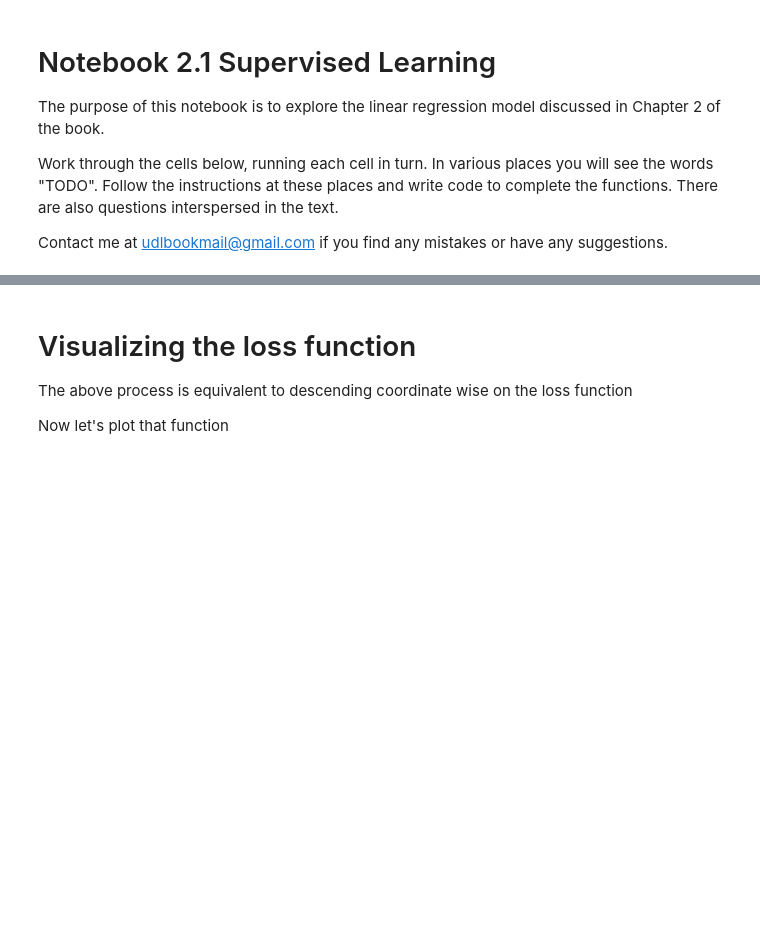
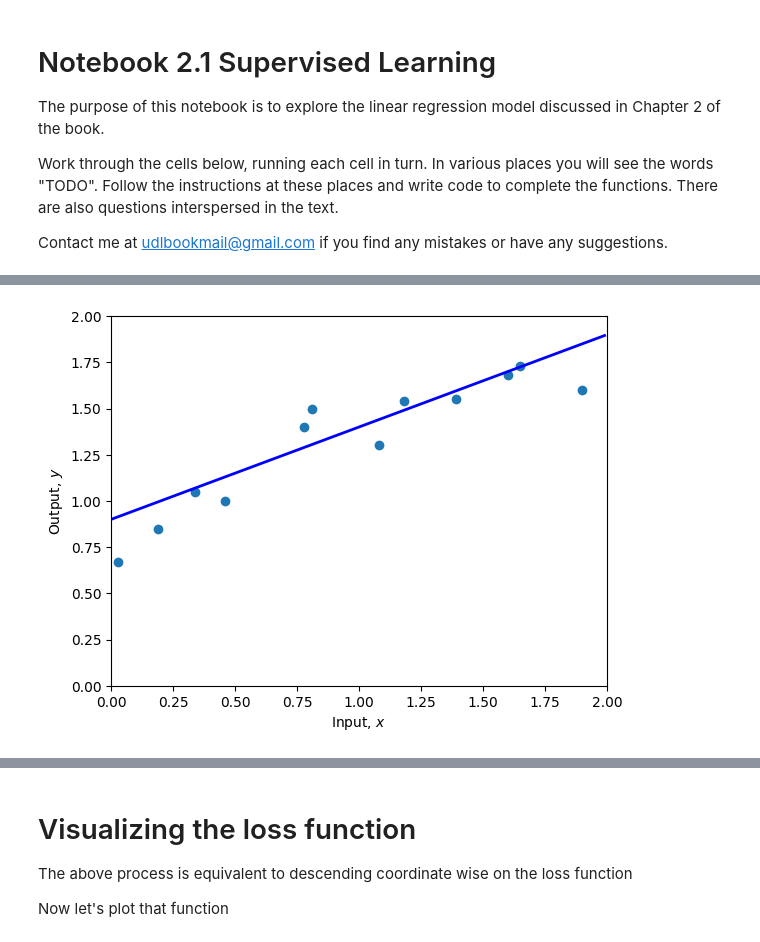
Before and after one commit to danicky/colab, a Jupyter notebook: 2_1_Supervised_Learning.ipynb, the cells around one changed output, grey strips where cells are left out. Cells and saved outputs as stored; diff of their text form; code cells hidden in the pictures; blank space fills up the shorter version.

```diff
--- a/2_1_Supervised_Learning.ipynb
+++ b/2_1_Supervised_Learning.ipynb
@@ -23,8 +26,7 @@ print(y)
 # %%
 # Define 1D linear regression model
 def f(x, phi0, phi1):
-  # TODO :  Replace this line with the linear regression model (eq 2.4)
-  y = x
+  y = phi0 + phi1 * x
 
   return y
 # %%
@@ -70,11 +78,13 @@ print(f'Your Loss = {loss:3.2f}, Ground truth =10.28')
 # %%
 # TODO -- Change the parameters manually to fit the model
 # First fix phi1 and try changing phi0 until you can't make the loss go down any more
 # Then fix phi0 and try changing phi1 until you can't make the loss go down any more
 # Repeat this process until you find a set of parameters that fit the model as in figure 2.2d
 # You can either do this by hand, or if you want to get fancy, write code to descent automatically in this way
 # Start at these values:
-phi0 = 1.60 ; phi1 =-0.8
+phi0 = 0.9 ; phi1 =0.5
 
 plot(x,y,phi0,phi1)
-print(f'Your Loss = {compute_loss(x,y,phi0,phi1):3.2f}')
+print(f'Your Loss = {compute_loss(x,y,phi0,phi1):4.2f}')
+# %% [output]
+[figure, added]
```
Also changed, not shown: parts of 7 cells of this notebook.
